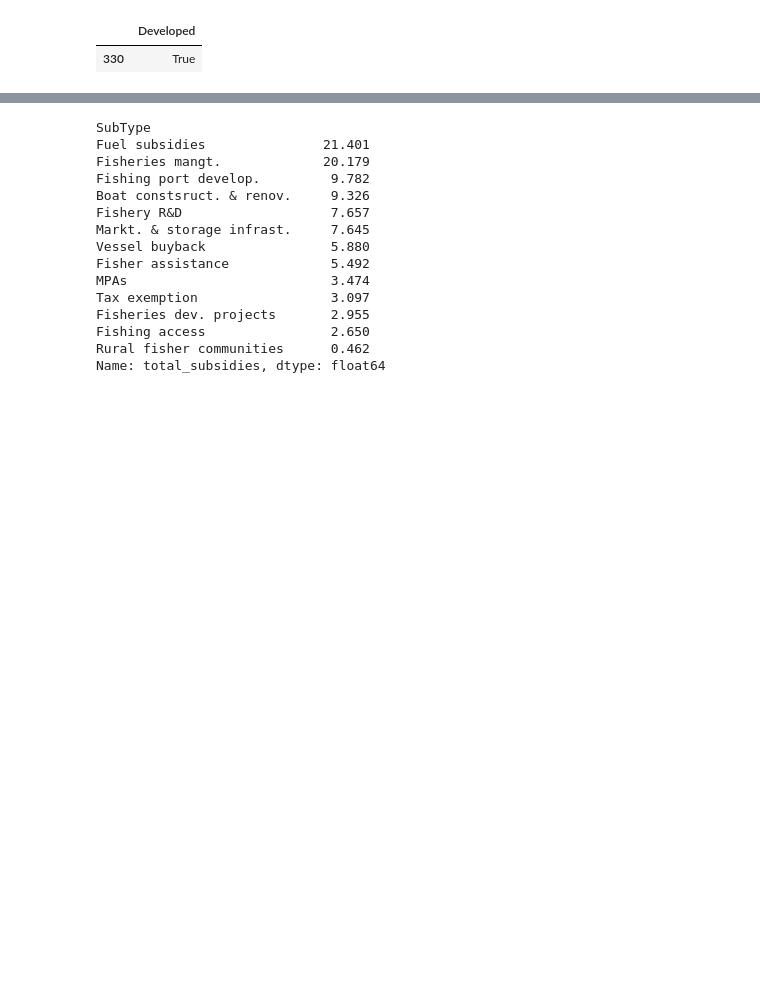
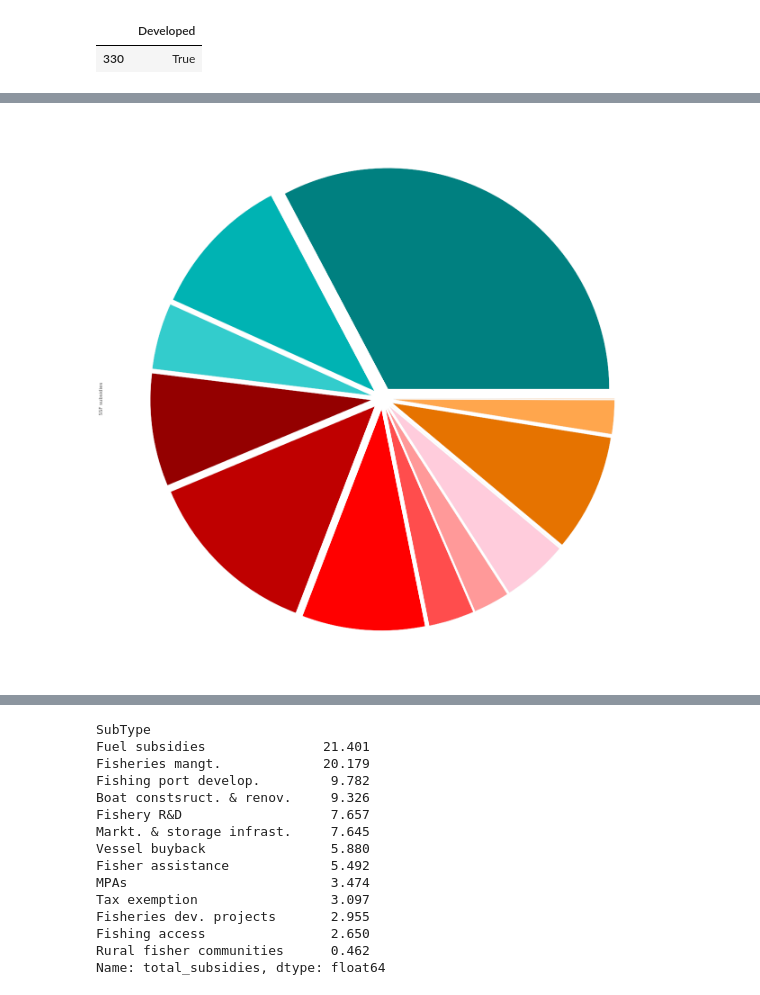
Before and after one commit to annaschu/subsidies, a Jupyter notebook: SSF subsidies capped.ipynb, the cells around one changed output, grey strips where cells are left out. Drawn from its saved outputs; the diff is of its cells as text; code cells hidden in the pictures; blank space fills up the shorter version.

```diff
--- a/SSF subsidies capped.ipynb
+++ b/SSF subsidies capped.ipynb
@@ -597,0 +649,10 @@ Rural fisher communities             0.164
+# %%
+
+ax = Subsidies_pie2[['SSF subsidies']].plot(kind='pie',  subplots=True, legend=False, labels = None, colors = [
+        '#008080','#00b3b3','#33cccc','#940000','#bf0000','#ff0000','#ff4d4d','#ff9999','#ffccdc',
+        '#ffb3b3','#e67300','#ffa64d','#ffcc99'
+    ],fontsize=32, figsize=(22, 22), explode = (0.05,0.05,0.05,0.05,0.05,0.05,0.05,0.05,0.05,0.05,0.05,0.05,0.05))
+
+plt.savefig('Subsidies_SSF_pie.svg', dpi=400, bbox_inches='tight')
+# %% [output]
+[figure, added]
```
Also changed, not shown: parts of 17 cells of this notebook, 29 other files.
